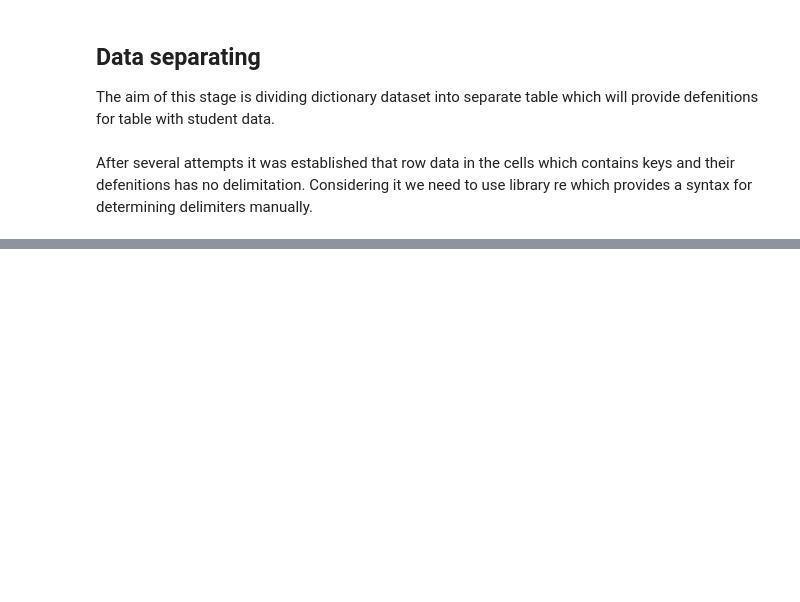
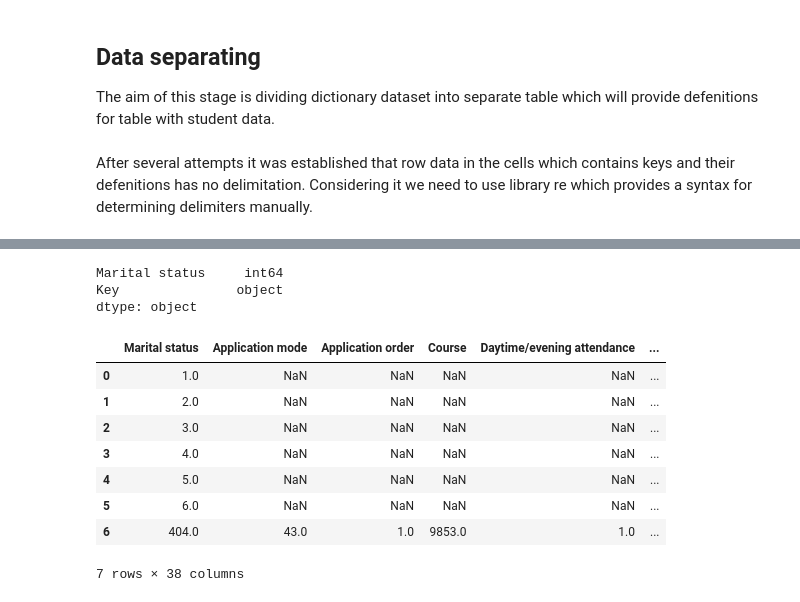
Before and after one commit to Ilia-Grishkin/Data_Preparation, a Jupyter notebook: Data_Preparation_CA1.ipynb, the cells around one changed output, grey strips where cells are left out. Cells and saved outputs as stored; diff of their text form; code cells hidden in the pictures; blank space fills up the shorter version.

```diff
--- a/Data_Preparation_CA1.ipynb
+++ b/Data_Preparation_CA1.ipynb
@@ -171,0 +400,3 @@ print(text)
+# %%
+df_studens2 = df_studens
+df_studens2 = df_studens.fillna(404)
@@ -171,0 +448,2 @@ print(text)
+# %%
+df_Marital_status = pd.read_csv('/Users/iliagrishkin/Assignments/Data preparation/Prepared tables/Marital status.csv')
@@ -171,0 +471,6 @@ print(text)
+# %%
+df_studens2['Marital status'] = df_studens2['Marital status'].astype(int)
+# %%
+merged_df = df_studens2.merge(df_Marital_status, on='Marital status', how='left')
+
+merged_df.head(5)
@@ -171,0 +485,18 @@ print(text)
+# %%
+print(df_Marital_status.dtypes)
+# %% [output]
+Marital status     int64
+Key               object
+dtype: object
+# %%
+merged_df.head(10)
+# %% [output]
+|  | Marital status | Application mode | Application order | Course | Daytime/evening attendance | ... |
+| 0 | 1.0 | NaN | NaN | NaN | NaN | ... |
+| 1 | 2.0 | NaN | NaN | NaN | NaN | ... |
+| 2 | 3.0 | NaN | NaN | NaN | NaN | ... |
+| 3 | 4.0 | NaN | NaN | NaN | NaN | ... |
+| 4 | 5.0 | NaN | NaN | NaN | NaN | ... |
+| 5 | 6.0 | NaN | NaN | NaN | NaN | ... |
+| 6 | 404.0 | 43.0 | 1.0 | 9853.0 | 1.0 | ... |
+7 rows × 38 columns
```
Also changed, not shown: parts of 38 cells of this notebook.
